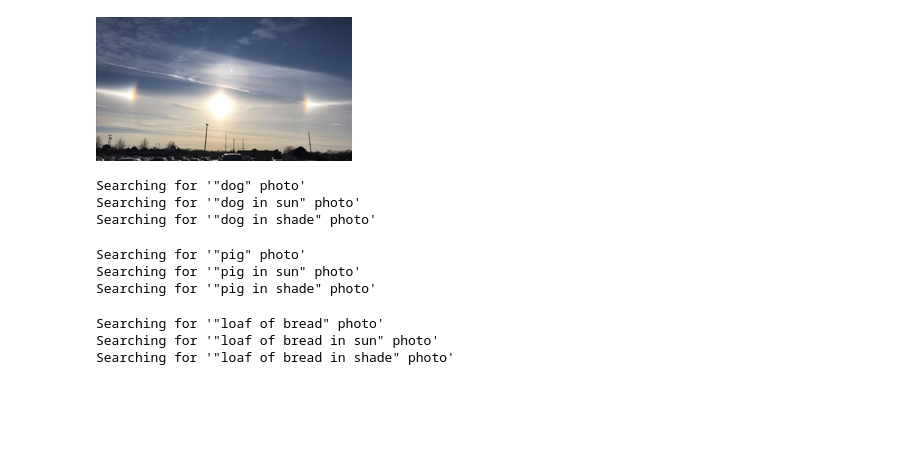
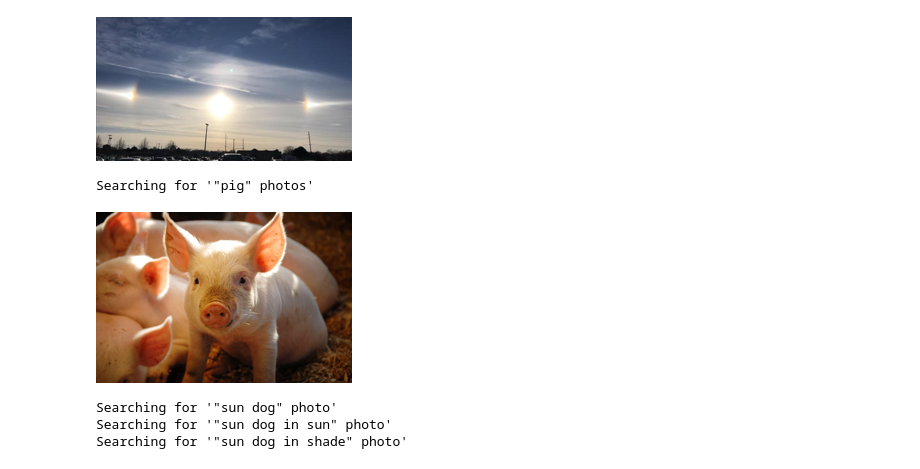
Before and after one commit to jewzaam/aiml-sandbox, a Jupyter notebook: chapter-1-mvm.ipynb, the cells around one changed output. Saved outputs shown, nothing was run; the diff lists cells and outputs as text; code cells hidden in the pictures; blank space fills up the shorter version.

```diff
--- a/chapter-1-mvm.ipynb
+++ b/chapter-1-mvm.ipynb
@@ -70,13 +70,27 @@ im.to_thumb(256,256)
 # %% [output]
 Searching for '"sun dog" photos'
 [figure]
+# %%
+from fastdownload import download_url
+urls = search_images('"pig" photos', max_images=1)
+
+dest = 'pig.jpg'
+download_url(urls[0], dest, show_progress=False)
+
+from fastai.vision.all import *
+im = Image.open(dest)
+im.to_thumb(256,256)
+# %% [output]
+Searching for '"pig" photos'
+[figure, added]
 # %%
-searches = 'dog','pig','loaf of bread'
+#searches = ['dog','pig','loaf of bread']
+searches = ['dog','pig','loaf of bread','sun dog']
 path = Path('training_data/mvm')
 from time import sleep
 
-# larger data set.. does it get better?
-max_images=100
+# larger data set.. does it get better? (answer:yes)
+#max_images=100
 
 for o in searches:
     dest = (path/o)
@@ -89,15 +103,9 @@ for o in searches:
     sleep(10)
     resize_images(path/o, max_size=400, dest=path/o)
 # %% [output]
-Searching for '"dog" photo'
-Searching for '"dog in sun" photo'
-Searching for '"dog in shade" photo'
+Searching for '"sun dog" photo'
+Searching for '"sun dog in sun" photo'
+Searching for '"sun dog in shade" photo'
-Searching for '"pig" photo'
-Searching for '"pig in sun" photo'
-Searching for '"pig in shade" photo'
-Searching for '"loaf of bread" photo'
-Searching for '"loaf of bread in sun" photo'
-Searching for '"loaf of bread in shade" photo'
 # %%
 failed = verify_images(get_image_files(path))
 failed.map(Path.unlink)
```
Also changed, not shown: parts of 11 cells of this notebook.
